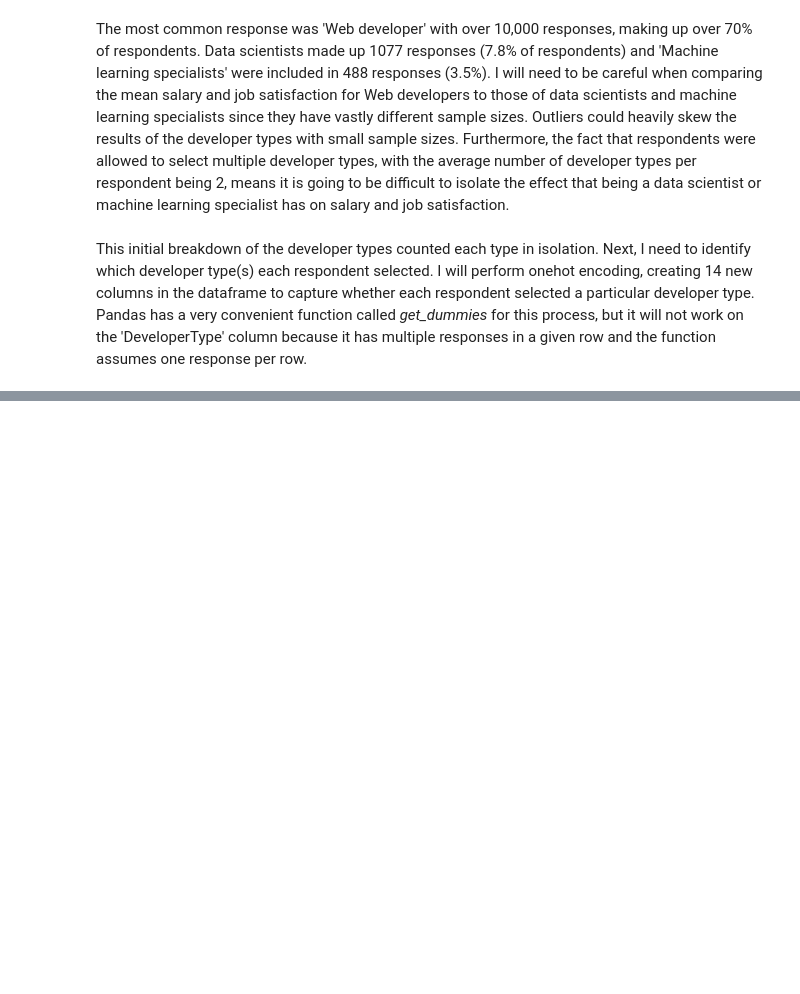
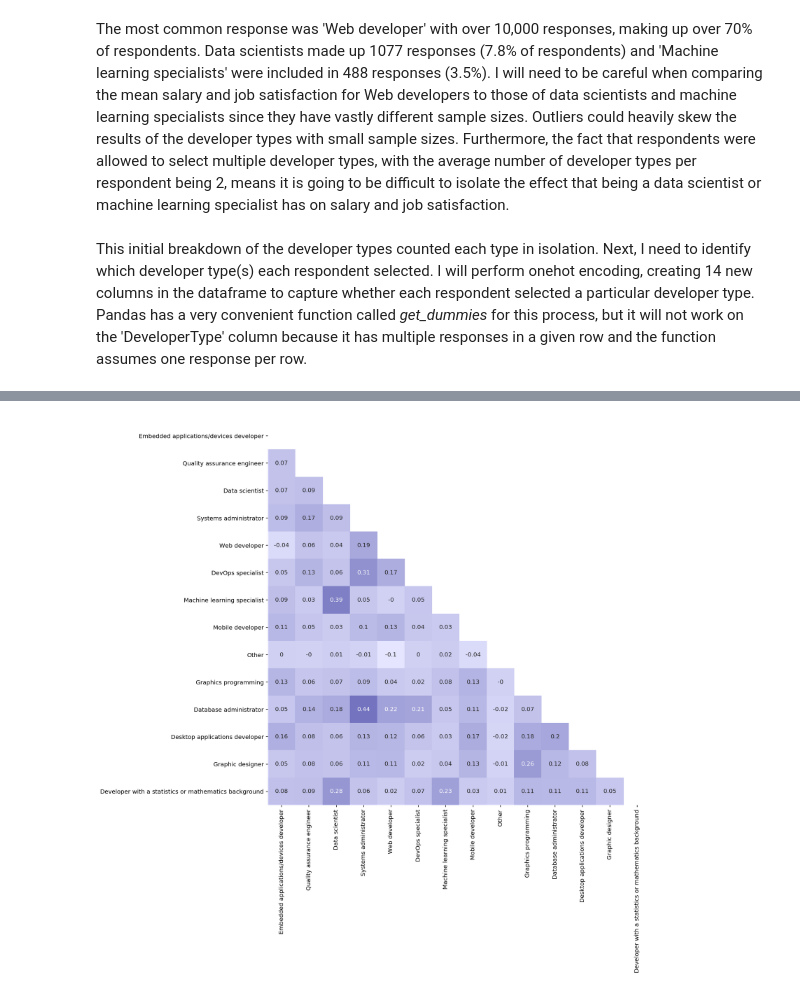
Before and after one commit to blowe615/stackoverflow_survey, a Jupyter notebook: Investigating How Data Scientists Answered the Stack Overflow Survey.ipynb, the cells around one changed output, grey strips where cells are left out. Saved outputs shown, nothing was run; the diff lists cells and outputs as text; code cells hidden in the pictures; blank space fills up the shorter version.

```diff
--- a/Investigating How Data Scientists Answered the Stack Overflow Survey.ipynb
+++ b/Investigating How Data Scientists Answered the Stack Overflow Survey.ipynb
@@ -356,0 +384,11 @@ display(encoded_df.head())
+# %%
+corr = encoded_df.iloc[:,-15:-1].corr()
+# %%
+mask = np.zeros_like(corr, dtype=np.bool)
+mask[np.triu_indices_from(mask)] = True
+cmap = sns.light_palette('navy',n_colors=5, as_cmap=True)
+
+fig, ax = plt.subplots(figsize=(12,12))
+ax = sns.heatmap(corr, mask=mask, cmap=cmap, annot=np.round(corr.values,2), square=True, cbar=False)
+# %% [output]
+[figure, added]
```
Also changed, not shown: parts of 28 cells of this notebook.
